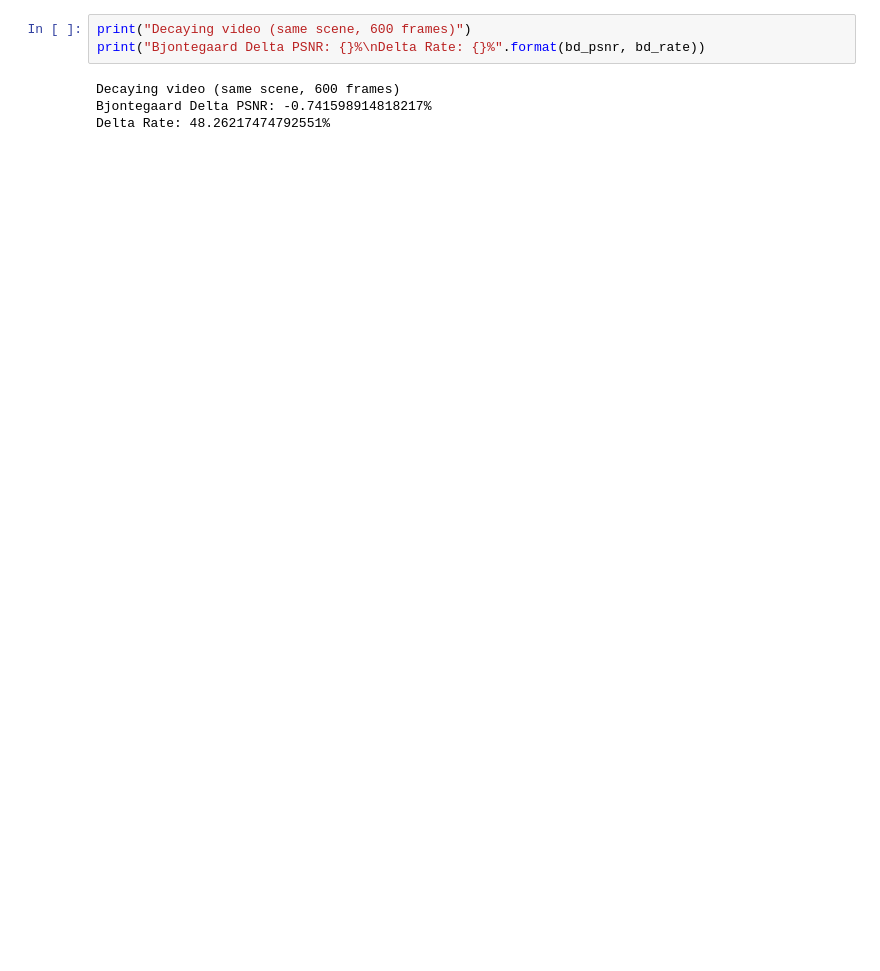
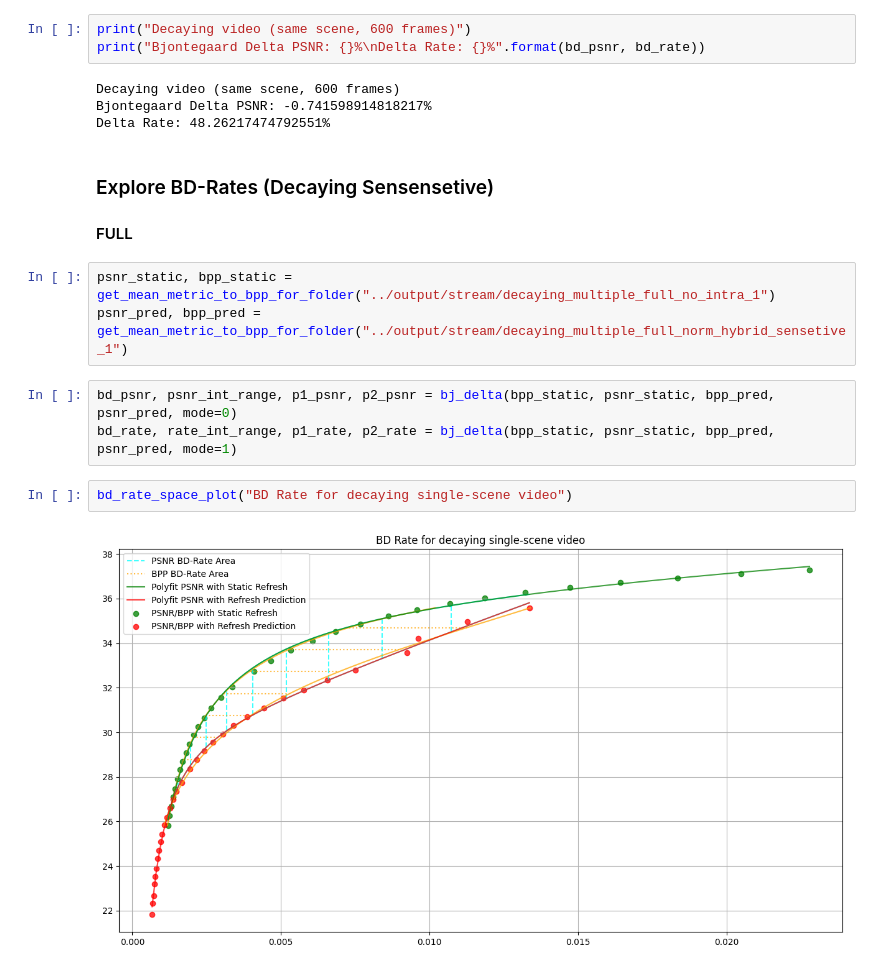
Before and after one commit to Punctuality/DCVC_Dynamic_Intra_Period, a Jupyter notebook: notebooks/explore_results.ipynb, the cells around one changed output. Drawn from its saved outputs; the diff is of its cells as text; blank space fills up the shorter version.

```diff
--- a/notebooks/explore_results.ipynb
+++ b/notebooks/explore_results.ipynb
@@ -388,3 +408,16 @@ print("Bjontegaard Delta PSNR: {}%\nDelta Rate: {}%".format(bd_psnr, bd_rate))
 Decaying video (same scene, 600 frames)
 Bjontegaard Delta PSNR: -0.741598914818217%
 Delta Rate: 48.26217474792551%
+# %% [markdown]
+### Explore BD-Rates (Decaying Sensensetive)
+#### FULL
+# %%
+psnr_static, bpp_static = get_mean_metric_to_bpp_for_folder("../output/stream/decaying_multiple_full_no_intra_1")
+psnr_pred, bpp_pred = get_mean_metric_to_bpp_for_folder("../output/stream/decaying_multiple_full_norm_hybrid_sensetive_1")
+# %%
+bd_psnr, psnr_int_range, p1_psnr, p2_psnr = bj_delta(bpp_static, psnr_static, bpp_pred, psnr_pred, mode=0)
+bd_rate, rate_int_range, p1_rate, p2_rate = bj_delta(bpp_static, psnr_static, bpp_pred, psnr_pred, mode=1)
+# %%
+bd_rate_space_plot("BD Rate for decaying single-scene video")
+# %% [output]
+[figure, added]
```
Also changed, not shown: parts of 20 cells of this notebook, 3 other files.
